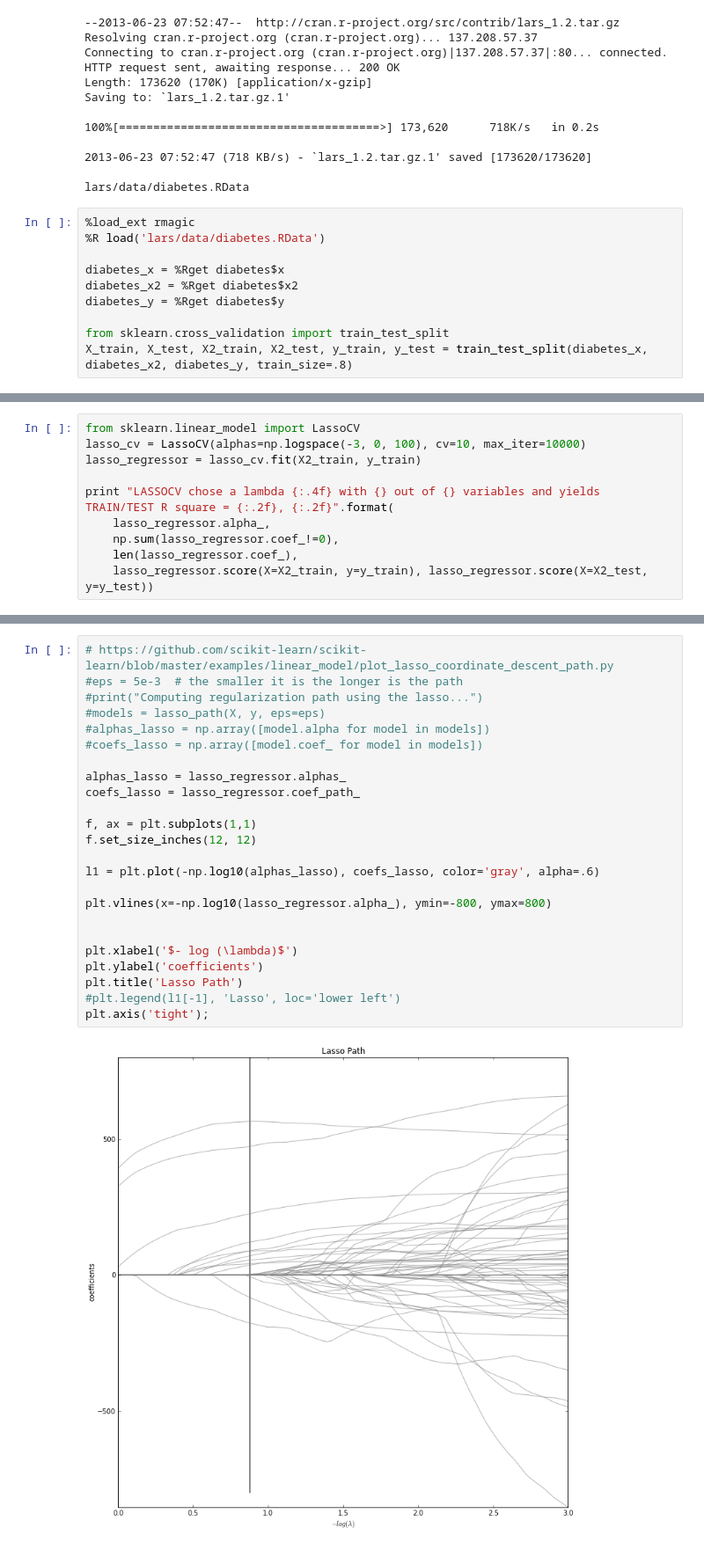
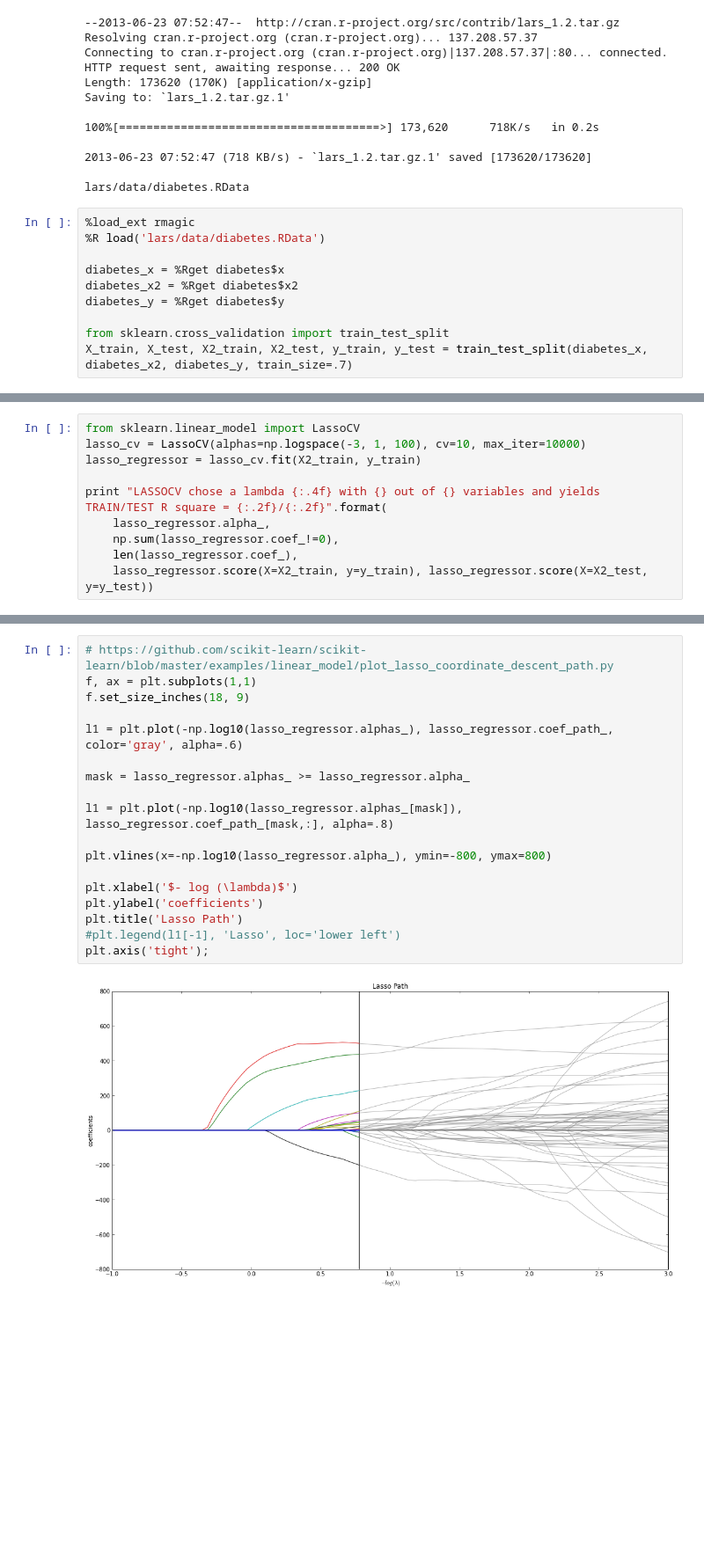
Before and after one commit to pilipolio/20130624_RegressionAndBiasVarianceTalk, a Jupyter notebook: DiabeteExample.ipynb, the cells around one changed output, grey strips where cells are left out. Shown: that part at 88% size. Drawn from its saved outputs; the diff is of its cells as text; blank space fills up the shorter version.

Commit message:
Refined shrunk coefficients VS lambda.

```diff
--- a/DiabeteExample.ipynb
+++ b/DiabeteExample.ipynb
@@ -27,6 +27,6 @@ diabetes_x2 = %Rget diabetes$x2
 diabetes_y = %Rget diabetes$y
 
 from sklearn.cross_validation import train_test_split
-X_train, X_test, X2_train, X2_test, y_train, y_test = train_test_split(diabetes_x, diabetes_x2, diabetes_y, train_size=.8)
+X_train, X_test, X2_train, X2_test, y_train, y_test = train_test_split(diabetes_x, diabetes_x2, diabetes_y, train_size=.7)
 # %%
 from sklearn.linear_model import LassoCV
@@ -43,9 +43,9 @@ LASSOCV chose a lambda 0.0046 with 9 out of 10 variables and yields TRAIN/TEST R
 # %%
 from sklearn.linear_model import LassoCV
-lasso_cv = LassoCV(alphas=np.logspace(-3, 0, 100), cv=10, max_iter=10000)
+lasso_cv = LassoCV(alphas=np.logspace(-3, 1, 100), cv=10, max_iter=10000)
 lasso_regressor = lasso_cv.fit(X2_train, y_train)
 
-print "LASSOCV chose a lambda {:.4f} with {} out of {} variables and yields TRAIN/TEST R square = {:.2f}, {:.2f}".format(
+print "LASSOCV chose a lambda {:.4f} with {} out of {} variables and yields TRAIN/TEST R square = {:.2f}/{:.2f}".format(
     lasso_regressor.alpha_,
     np.sum(lasso_regressor.coef_!=0),
     len(lasso_regressor.coef_),
@@ -55,26 +55,20 @@ LASSOCV chose a lambda 0.1322 with 15 out of 64 variables and yields TRAIN/TEST
 # %%
 # https://github.com/scikit-learn/scikit-learn/blob/master/examples/linear_model/plot_lasso_coordinate_descent_path.py
-#eps = 5e-3  # the smaller it is the longer is the path
-#print("Computing regularization path using the lasso...")
-#models = lasso_path(X, y, eps=eps)
-#alphas_lasso = np.array([model.alpha for model in models])
-#coefs_lasso = np.array([model.coef_ for model in models])
+f, ax = plt.subplots(1,1)
+f.set_size_inches(18, 9)
 
-alphas_lasso = lasso_regressor.alphas_
-coefs_lasso = lasso_regressor.coef_path_
+l1 = plt.plot(-np.log10(lasso_regressor.alphas_), lasso_regressor.coef_path_, color='gray', alpha=.6)
 
-f, ax = plt.subplots(1,1)
-f.set_size_inches(12, 12)
+mask = lasso_regressor.alphas_ >= lasso_regressor.alpha_
 
-l1 = plt.plot(-np.log10(alphas_lasso), coefs_lasso, color='gray', alpha=.6)
+l1 = plt.plot(-np.log10(lasso_regressor.alphas_[mask]), lasso_regressor.coef_path_[mask,:], alpha=.8)
 
 plt.vlines(x=-np.log10(lasso_regressor.alpha_), ymin=-800, ymax=800)
-
 
 plt.xlabel('$- log (\lambda)$')
 plt.ylabel('coefficients')
 plt.title('Lasso Path')
 #plt.legend(l1[-1], 'Lasso', loc='lower left')
 plt.axis('tight');
 # %% [output]
-[figure, old version]
+[figure, new version]
```
Also changed, not shown: parts of 2 cells of this notebook.
